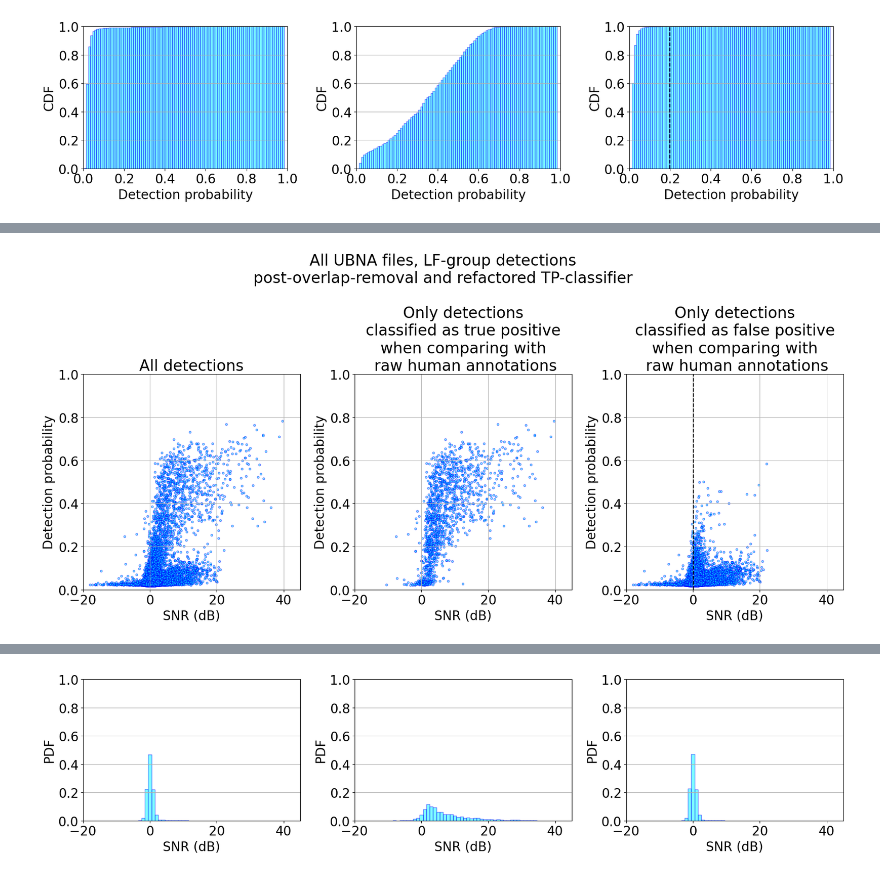
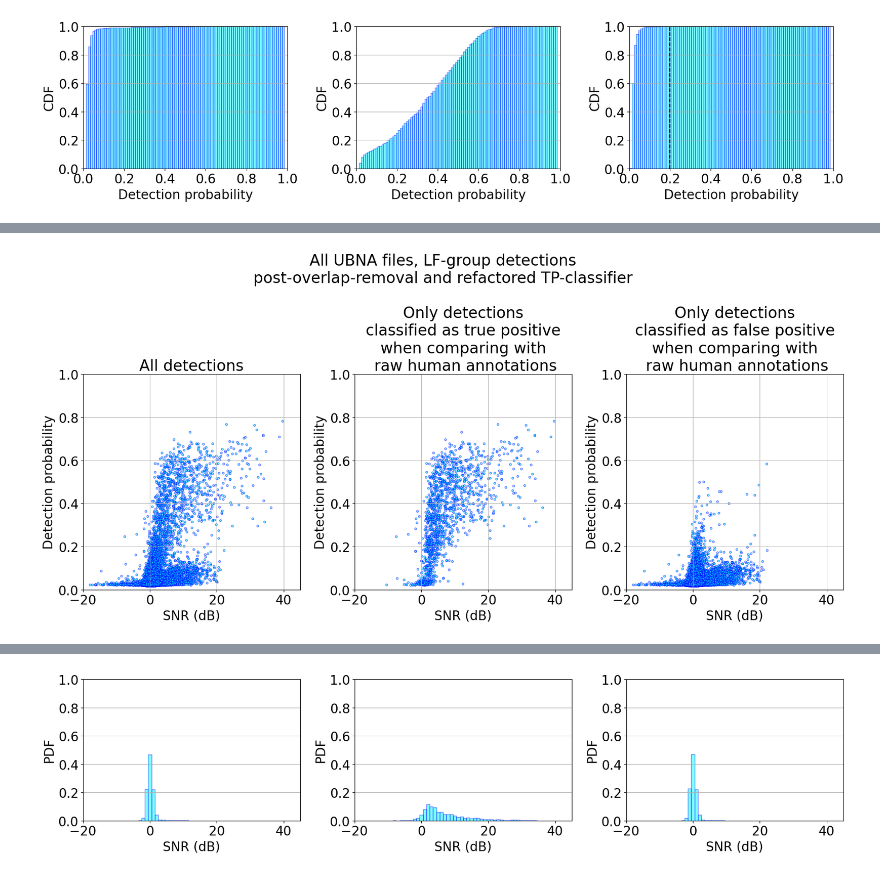
Before and after one commit to aditya-uw/bat-detector-msds, a Jupyter notebook: daily_notebooks/20250130__testing_thresholds_precision_recall_ALL_UBNA_files_12msTPclass_12msOVERLAP_rawHUMAN.ipynb, the cells around one changed output, grey strips where cells are left out. Cells and saved outputs as stored; diff of their text form; code cells hidden in the pictures.

```diff
--- a/daily_notebooks/20250130__testing_thresholds_precision_recall_ALL_UBNA_files_12msTPclass_12msOVERLAP_rawHUMAN.ipynb
+++ b/daily_notebooks/20250130__testing_thresholds_precision_recall_ALL_UBNA_files_12msTPclass_12msOVERLAP_rawHUMAN.ipynb
@@ -394,32 +396,31 @@ ax.scatter(lf_files_batdetct2_df['SNR'].values, lf_files_batdetct2_df['det_prob'
             alpha=0.5, s=10, facecolor='cyan', edgecolor='blue')
 ax.grid(which='both')
 ax.set_ylabel('Detection probability')
 ax.set_xlabel('SNR (dB)')
 ax.set_ylim(0, 1.0)
 ax.set_xlim(-20, 45.0)
 
 ax = ax2
 ax.set_title(f'Only detections\nclassified as true positive\nwhen comparing with\n raw human annotations')
 ax.scatter(lf_files_true_positives_batdetct2_df['SNR'].values, lf_files_true_positives_batdetct2_df['det_prob'].values,
             alpha=0.5, s=10, facecolor='cyan', edgecolor='blue')
 ax.grid(which='both')
 ax.set_ylabel('Detection probability')
 ax.set_xlabel('SNR (dB)')
 ax.set_ylim(0, 1.0)
 ax.set_xlim(-20, 45.0)
 
 ax = ax3
 ax.set_title(f'Only detections\nclassified as false positive\nwhen comparing with\n raw human annotations')
 ax.scatter(lf_files_false_positives_batdetct2_df['SNR'].values, lf_files_false_positives_batdetct2_df['det_prob'].values,
             alpha=0.5, s=10, facecolor='cyan', edgecolor='blue')
-ax.axvline(x=0.2, linestyle='dashed', color='k')
 ax.grid(which='both')
 ax.set_ylabel('Detection probability')
 ax.set_xlabel('SNR (dB)')
 ax.set_ylim(0, 1.0)
 ax.set_xlim(-20, 45.0)
 
 fig.tight_layout()
 plt.show()
 # %% [output]
-[figure, old version]
+[figure, new version]
```
Also changed, not shown: parts of 7 cells of this notebook, 9 other files.
